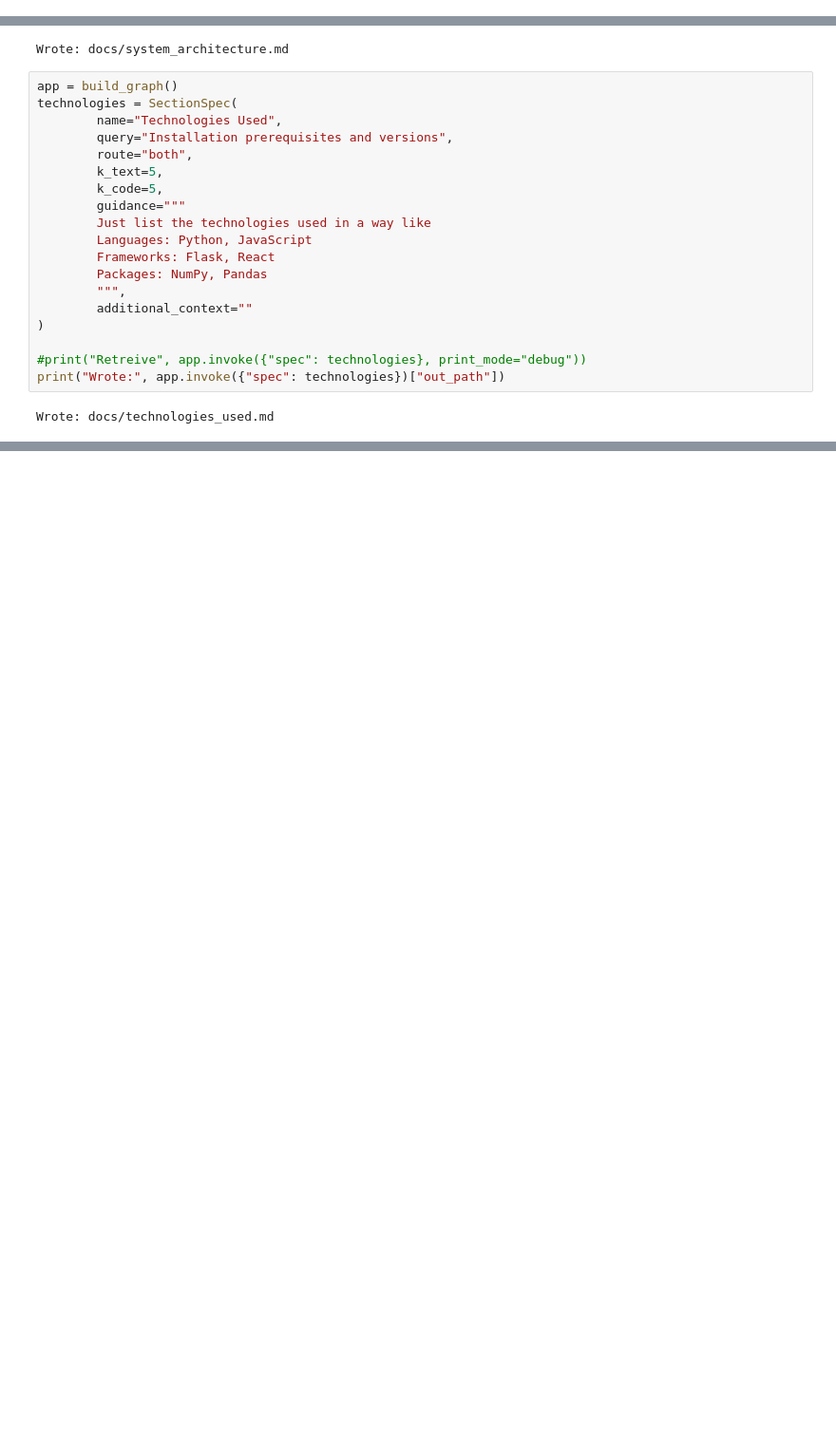
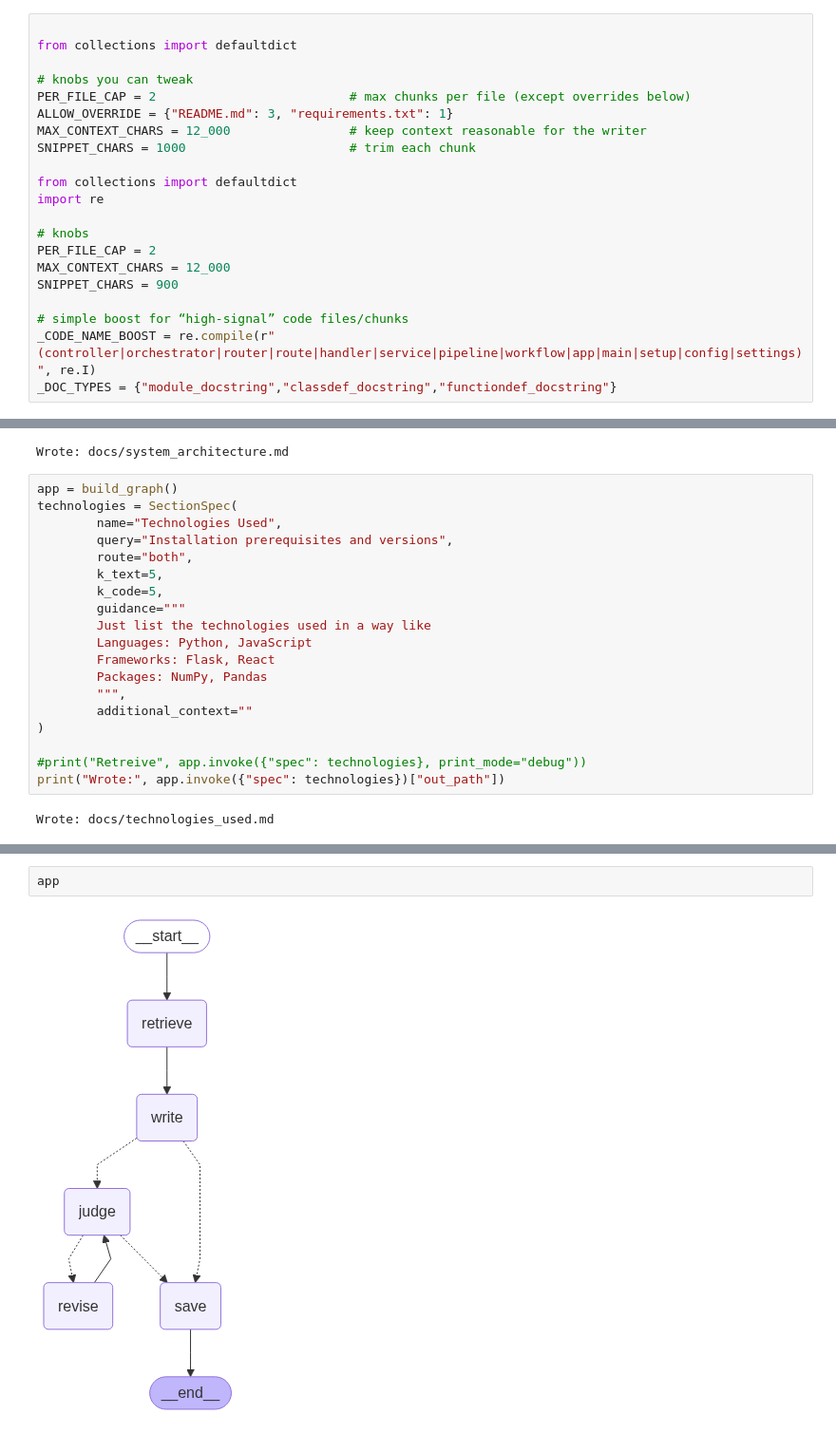
Before and after one commit to ACM40960/project-maths-modelling-rm-rf, a Jupyter notebook: notebooks/etl.ipynb, the cells around one changed output, grey strips where cells are left out. Shown at 95% size. Cells and saved outputs as stored; diff of their text form; blank space fills up the shorter version.

```diff
--- a/notebooks/etl.ipynb
+++ b/notebooks/etl.ipynb
@@ -1038,3 +884,24 @@ examples = (
     "Integration with external monitoring is not described (Information not available in repository)\n"
     "FastAPI is a popular Python web framework (Included from contextual knowledge, not from repository)\n"
 )
+# %%
+
+from collections import defaultdict
+
+# knobs you can tweak
+PER_FILE_CAP = 2                          # max chunks per file (except overrides below)
+ALLOW_OVERRIDE = {"README.md": 3, "requirements.txt": 1}
+MAX_CONTEXT_CHARS = 12_000                # keep context reasonable for the writer
+SNIPPET_CHARS = 1000                      # trim each chunk
+
+from collections import defaultdict
+import re
+
+# knobs
+PER_FILE_CAP = 2
+MAX_CONTEXT_CHARS = 12_000
+SNIPPET_CHARS = 900
+
+# simple boost for “high-signal” code files/chunks
+_CODE_NAME_BOOST = re.compile(r"(controller|orchestrator|router|route|handler|service|pipeline|workflow|app|main|setup|config|settings)", re.I)
+_DOC_TYPES = {"module_docstring","classdef_docstring","functiondef_docstring"}
@@ -1277,0 +1466,4 @@ Wrote: docs/technologies_used.md
+# %%
+app
+# %% [output]
+[figure, added]
```
Also changed, not shown: parts of 29 cells of this notebook, 6 other files.
